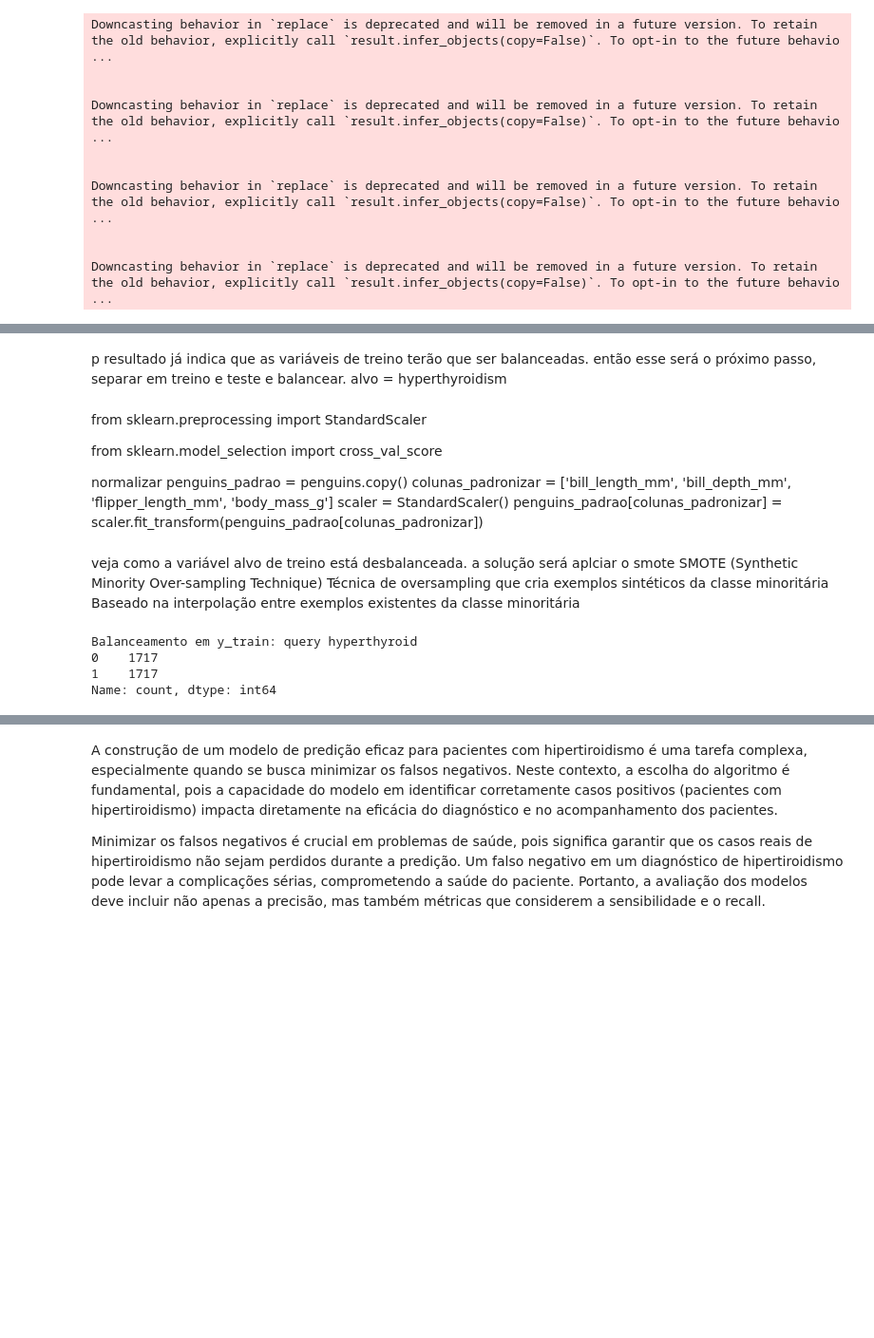
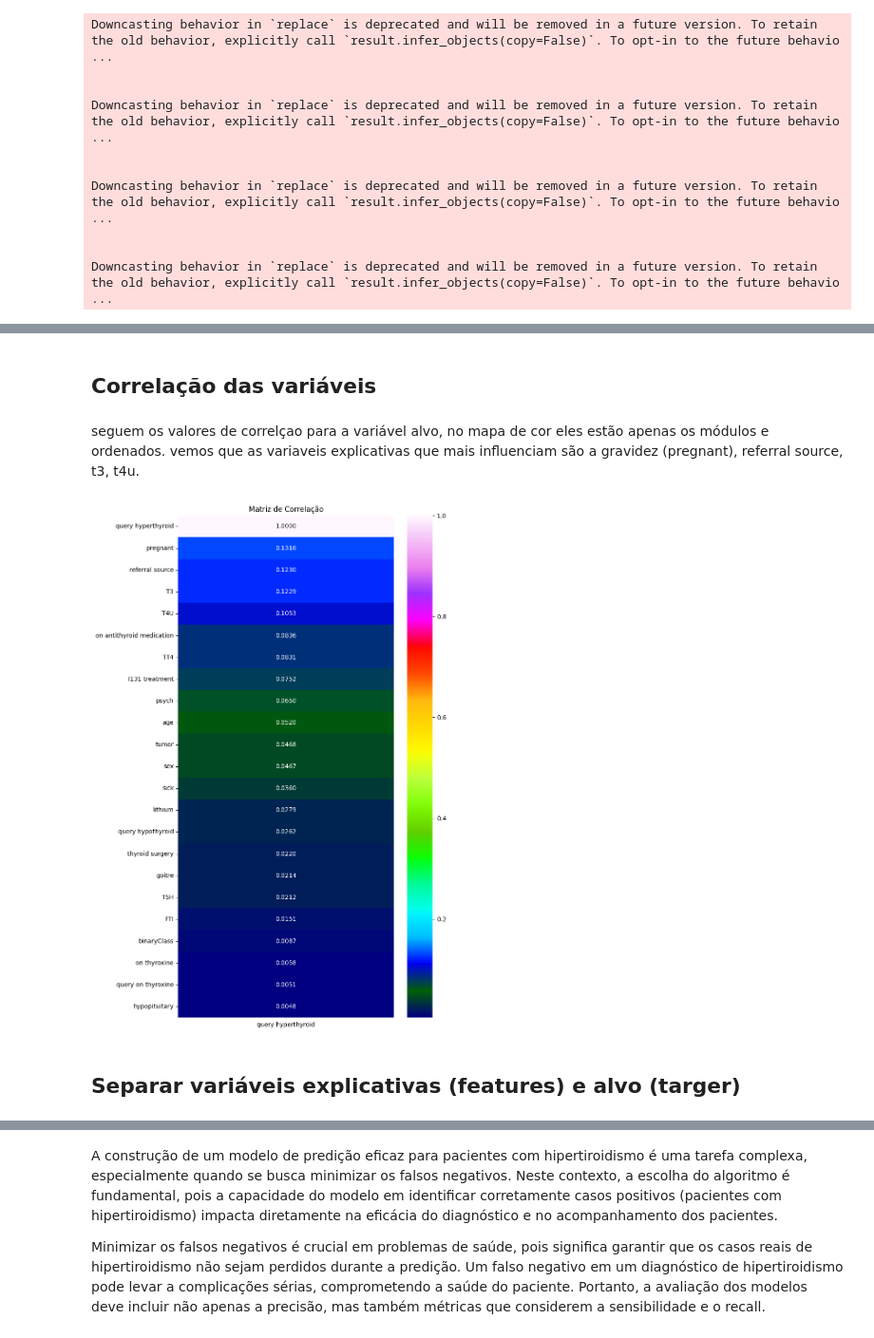
Before and after one commit to marinappdf/projetos-EBAC, a Jupyter notebook: Projeto Final/pred-hipertiroidismo.ipynb, the cells around one changed output, grey strips where cells are left out. Shown at 95% size. Drawn from its saved outputs; the diff is of its cells as text; code cells hidden in the pictures; blank space fills up the shorter version.

```diff
--- a/Projeto Final/pred-hipertiroidismo.ipynb
+++ b/Projeto Final/pred-hipertiroidismo.ipynb
@@ -422,20 +405,21 @@ fig.show()
-# %% [markdown]
-p resultado já indica que as variáveis de treino terão que ser balanceadas.
-então esse será o próximo passo, separar em treino e teste e balancear.
-alvo = hyperthyroidism
-# %% [markdown]
-
-from sklearn.preprocessing import StandardScaler
-
-
-
-from sklearn.model_selection import cross_val_score
-
-normalizar
-penguins_padrao = penguins.copy()
-colunas_padronizar = ['bill_length_mm', 'bill_depth_mm', 'flipper_length_mm', 'body_mass_g']
-scaler = StandardScaler()
-penguins_padrao[colunas_padronizar] = scaler.fit_transform(penguins_padrao[colunas_padronizar])
+# %% [markdown]
+## Correlação das variáveis
+# %% [markdown]
+seguem os valores de correlçao para a variável alvo, no mapa de cor eles estão apenas os módulos e ordenados. vemos que as variaveis explicativas que mais influenciam são a gravidez (pregnant), referral source, t3, t4u.
+# %%
+correlation_matrix = data.select_dtypes(include=['number']).corr()
+
+correlation_matrix_filter = correlation_matrix[correlation_matrix['query hyperthyroid']>=0.2]
+
+# Plotar o mapa de calor da matriz de correlação
+plt.figure(figsize=(8, 15))
+sns.heatmap(abs(correlation_matrix_filter.T).sort_values(by='query hyperthyroid',ascending=False), annot=True, cmap='gist_ncar', fmt=".4f", annot_kws={"size": 10})
+plt.title('Matriz de Correlação')
+plt.show()
+# %% [output]
+[figure, added]
+# %% [markdown]
+## Separar variáveis explicativas (features) e alvo (targer)
 # %%
 x = data.drop('query hyperthyroid', axis = 1)
 y = data['query hyperthyroid']
@@ -445,15 +426,0 @@ px.histogram(y_train, x='query hyperthyroid', nbins=3, histnorm='percent', title
-# %% [markdown]
-veja como a variável alvo de treino está desbalanceada. a solução será aplciar o smote
-SMOTE (Synthetic Minority Over-sampling Technique)
- Técnica de oversampling que cria exemplos sintéticos da classe minoritária
- Baseado na interpolação entre exemplos existentes da classe minoritária
-# %%
-smote = SMOTE(random_state=42)
-x_train_balanced, y_train_balanced = smote.fit_resample(x_train, y_train)
-train_balance = y_train_balanced.value_counts()
-print(f'Balanceamento em y_train: {train_balance}')
-# %% [output]
-Balanceamento em y_train: query hyperthyroid
-0    1717
-1    1717
-Name: count, dtype: int64
```
Also changed, not shown: parts of 38 cells of this notebook, 7 other files.
